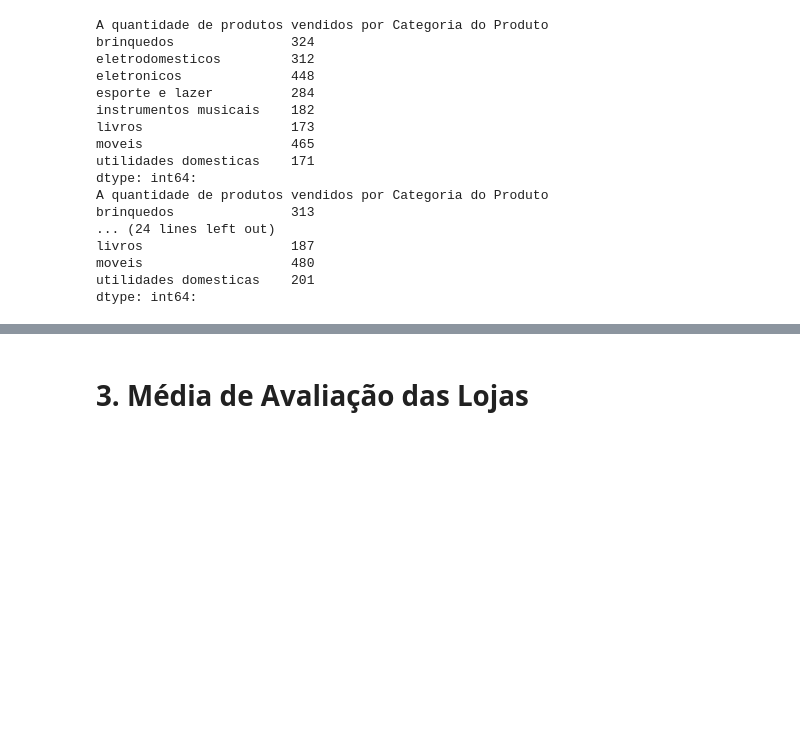
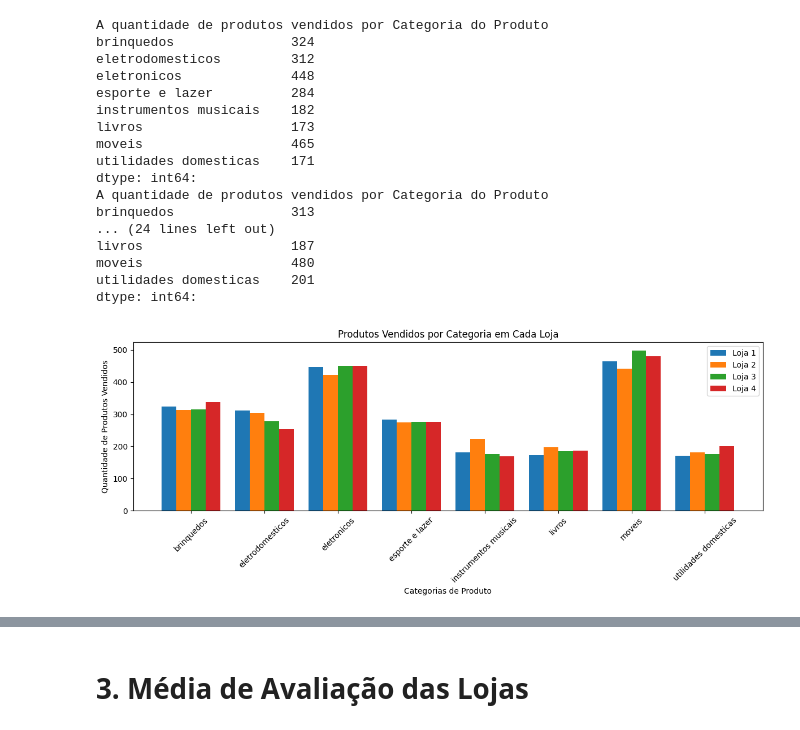
Before and after one commit to paulaferreirao/challenge-alura-store, a Jupyter notebook: AluraStoreBr.ipynb, the cells around one changed output, grey strips where cells are left out. Drawn from its saved outputs; the diff is of its cells as text; code cells hidden in the pictures; blank space fills up the shorter version.

```diff
--- a/AluraStoreBr.ipynb
+++ b/AluraStoreBr.ipynb
@@ -123,0 +115,31 @@ plt.show()
+# %%
+import numpy as np
+
+categorias = ['brinquedos', 'eletrodomesticos', 'eletronicos', 'esporte e lazer','instrumentos musicais', 'livros', 'moveis', 'utilidades domesticas']
+
+valores_loja1 = [qtd_produtos_loja1[c] for c in categorias]
+valores_loja2 = [qtd_produtos_loja2[c] for c in categorias]
+valores_loja3 = [qtd_produtos_loja3[c] for c in categorias]
+valores_loja4 = [qtd_produtos_loja4[c] for c in categorias]
+
+x = np.arange(len(categorias))
+largura = 0.2
+
+fig, ax = plt.subplots(figsize=(12, 5))
+
+ax.bar(x - 1.5*largura, valores_loja1, width=largura, label='Loja 1')
+ax.bar(x - 0.5*largura, valores_loja2, width=largura, label='Loja 2')
+ax.bar(x + 0.5*largura, valores_loja3, width=largura, label='Loja 3')
+ax.bar(x + 1.5*largura, valores_loja4, width=largura, label='Loja 4')
+
+ax.set_xlabel('Categorias de Produto')
+ax.set_ylabel('Quantidade de Produtos Vendidos')
+ax.set_title('Produtos Vendidos por Categoria em Cada Loja')
+ax.set_xticks(x)
+ax.set_xticklabels(categorias, rotation=45)
+ax.legend()
+
+plt.tight_layout()
+plt.show()
+# %% [output]
+[figure, added]
```
Also changed, not shown: parts of 4 cells of this notebook.
